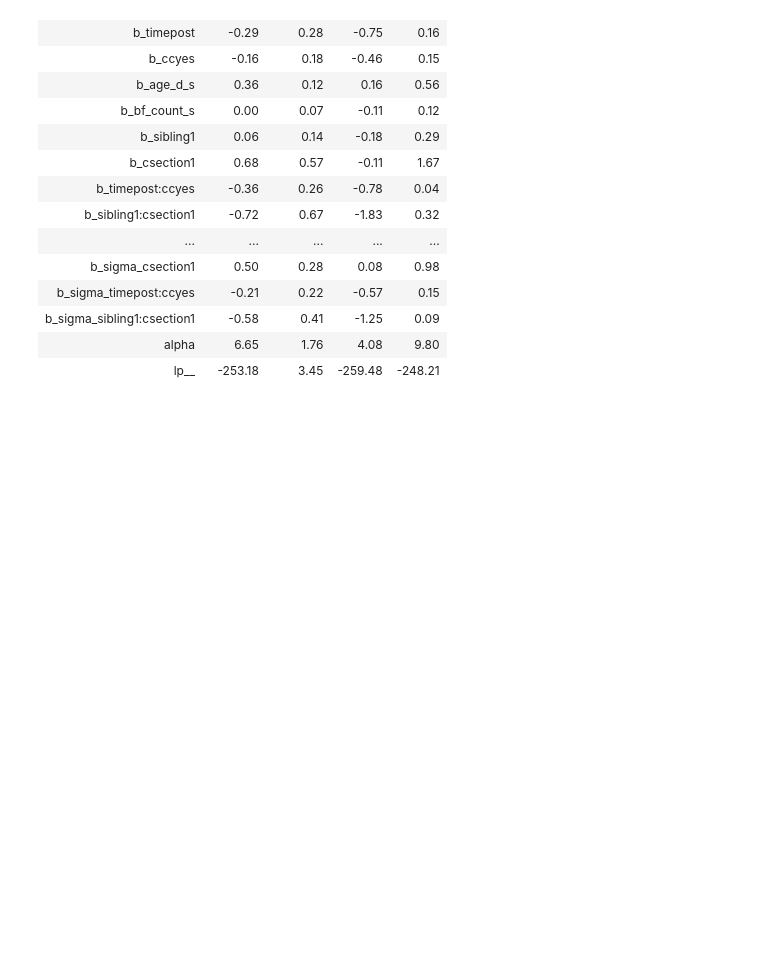
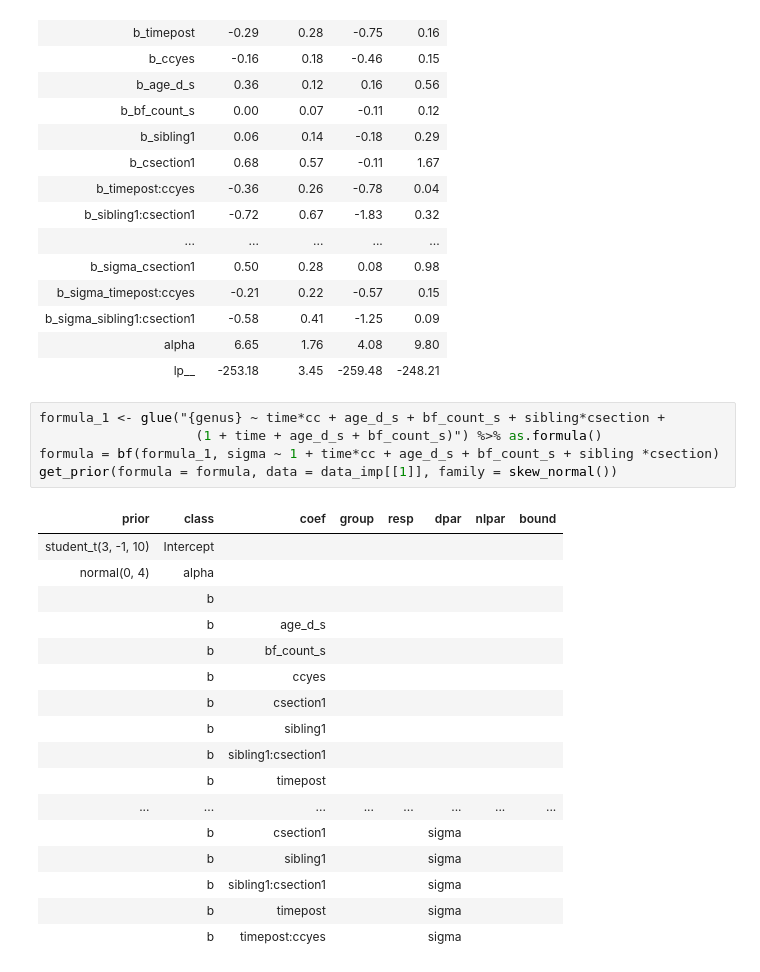
Before and after one commit to HenrikEckermann/bibo, a Jupyter notebook: notebooks/childcare_article_analyses.ipynb, the cells around one changed output. Drawn from its saved outputs; the diff is of its cells as text; blank space fills up the shorter version.

```diff
--- a/notebooks/childcare_article_analyses.ipynb
+++ b/notebooks/childcare_article_analyses.ipynb
@@ -2254,4 +2213,27 @@ map(testmodels, function(fit) {
 | b_sigma_sibling1:csection1 | -0.58 | 0.41 | -1.25 | 0.09 |
 | alpha | 6.65 | 1.76 | 4.08 | 9.80 |
 | lp__ | -253.18 | 3.45 | -259.48 | -248.21 |
+# %%
+formula_1 <- glue("{genus} ~ time*cc + age_d_s + bf_count_s + sibling*csection +
+                    (1 + time + age_d_s + bf_count_s)") %>% as.formula()
+formula = bf(formula_1, sigma ~ 1 + time*cc + age_d_s + bf_count_s + sibling *csection)
+get_prior(formula = formula, data = data_imp[[1]], family = skew_normal())
+# %% [output]
+| prior | class | coef | group | resp | dpar | nlpar | bound |
+| student_t(3, -1, 10) | Intercept |  |  |  |  |  |  |
+| normal(0, 4) | alpha |  |  |  |  |  |  |
+|  | b |  |  |  |  |  |  |
+|  | b | age_d_s |  |  |  |  |  |
+|  | b | bf_count_s |  |  |  |  |  |
+|  | b | ccyes |  |  |  |  |  |
+|  | b | csection1 |  |  |  |  |  |
+|  | b | sibling1 |  |  |  |  |  |
+|  | b | sibling1:csection1 |  |  |  |  |  |
+|  | b | timepost |  |  |  |  |  |
+| ... | ... | ... | ... | ... | ... | ... | ... |
+|  | b | csection1 |  |  | sigma |  |  |
+|  | b | sibling1 |  |  | sigma |  |  |
+|  | b | sibling1:csection1 |  |  | sigma |  |  |
+|  | b | timepost |  |  | sigma |  |  |
+|  | b | timepost:ccyes |  |  | sigma |  |  |
 # %%
```
Also changed, not shown: parts of 25 cells of this notebook, 15 other files.
